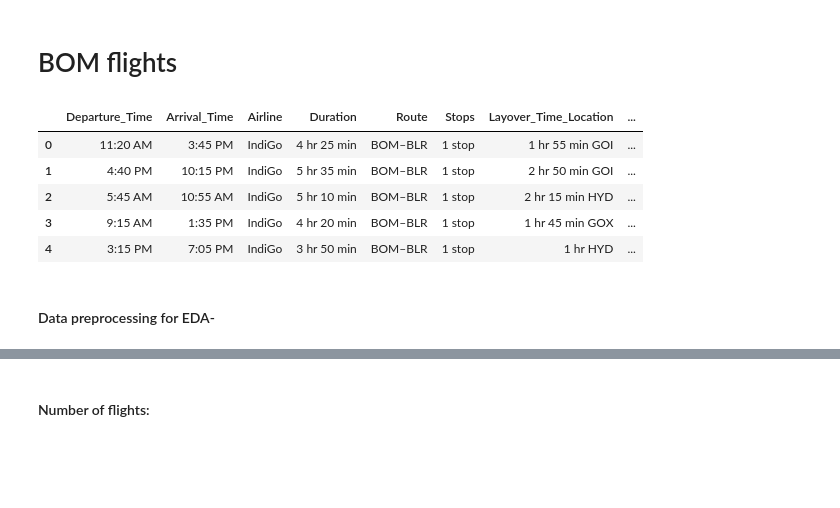
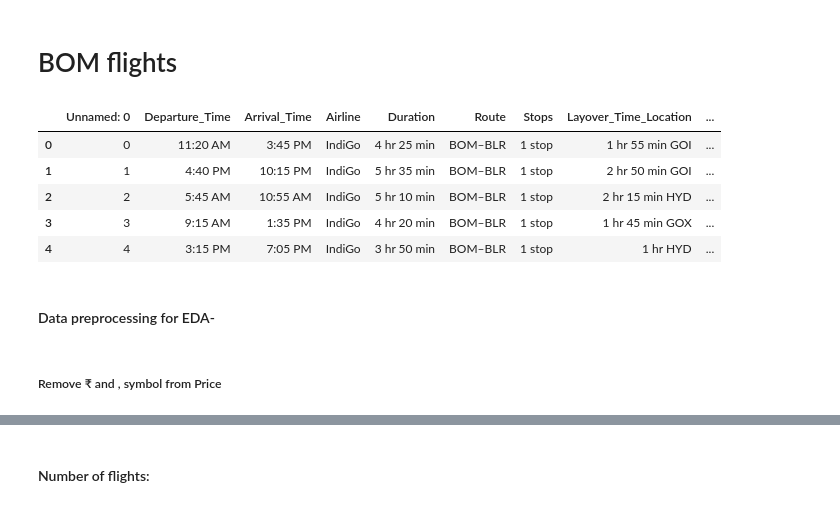
Before and after one commit to kavya-1706/nmi_bom_flights_comparison, a Jupyter notebook: nmi_bom_flight_eda.ipynb, the cells around one changed output, grey strips where cells are left out. Drawn from its saved outputs; the diff is of its cells as text; code cells hidden in the pictures; blank space fills up the shorter version.

```diff
--- a/nmi_bom_flight_eda.ipynb
+++ b/nmi_bom_flight_eda.ipynb
@@ -116,14 +333,13 @@ print(flights_nmi)
 # BOM flights
 # %%
 df_bom = pd.read_csv("csv_data/google_flight_bom.csv")
-df_bom = df_bom.drop(columns=['Unnamed: 0'])
 df_bom.head()
 # %% [output]
-|  | Departure_Time | Arrival_Time | Airline | Duration | Route | Stops | Layover_Time_Location | ... |
-| 0 | 11:20 AM | 3:45 PM | IndiGo | 4 hr 25 min | BOM–BLR | 1 stop | 1 hr 55 min GOI | ... |
-| 1 | 4:40 PM | 10:15 PM | IndiGo | 5 hr 35 min | BOM–BLR | 1 stop | 2 hr 50 min GOI | ... |
-| 2 | 5:45 AM | 10:55 AM | IndiGo | 5 hr 10 min | BOM–BLR | 1 stop | 2 hr 15 min HYD | ... |
-| 3 | 9:15 AM | 1:35 PM | IndiGo | 4 hr 20 min | BOM–BLR | 1 stop | 1 hr 45 min GOX | ... |
-| 4 | 3:15 PM | 7:05 PM | IndiGo | 3 hr 50 min | BOM–BLR | 1 stop | 1 hr HYD | ... |
+|  | Unnamed: 0 | Departure_Time | Arrival_Time | Airline | Duration | Route | Stops | Layover_Time_Location | ... |
+| 0 | 0 | 11:20 AM | 3:45 PM | IndiGo | 4 hr 25 min | BOM–BLR | 1 stop | 1 hr 55 min GOI | ... |
+| 1 | 1 | 4:40 PM | 10:15 PM | IndiGo | 5 hr 35 min | BOM–BLR | 1 stop | 2 hr 50 min GOI | ... |
+| 2 | 2 | 5:45 AM | 10:55 AM | IndiGo | 5 hr 10 min | BOM–BLR | 1 stop | 2 hr 15 min HYD | ... |
+| 3 | 3 | 9:15 AM | 1:35 PM | IndiGo | 4 hr 20 min | BOM–BLR | 1 stop | 1 hr 45 min GOX | ... |
+| 4 | 4 | 3:15 PM | 7:05 PM | IndiGo | 3 hr 50 min | BOM–BLR | 1 stop | 1 hr HYD | ... |
 # %% [markdown]
 #### Data preprocessing for EDA-
@@ -140,0 +346,2 @@ df_bom[["Source", "Destination"]] = df_bom["Route"].str.split("–", expand=True
+# %% [markdown]
+##### Remove ₹ and , symbol from Price
```
Also changed, not shown: parts of 60 cells of this notebook, 2 other files.
